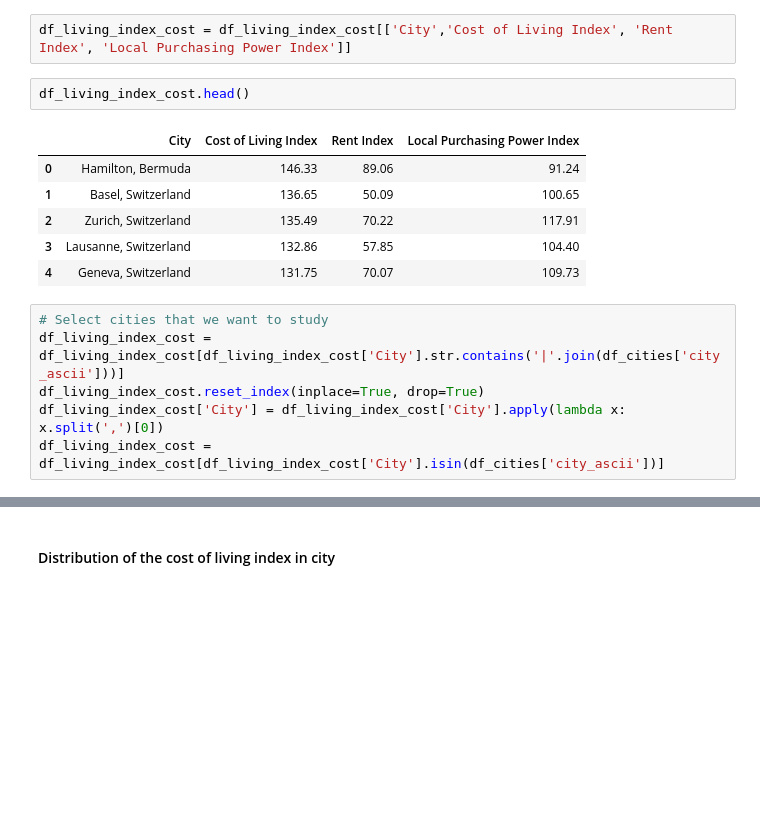
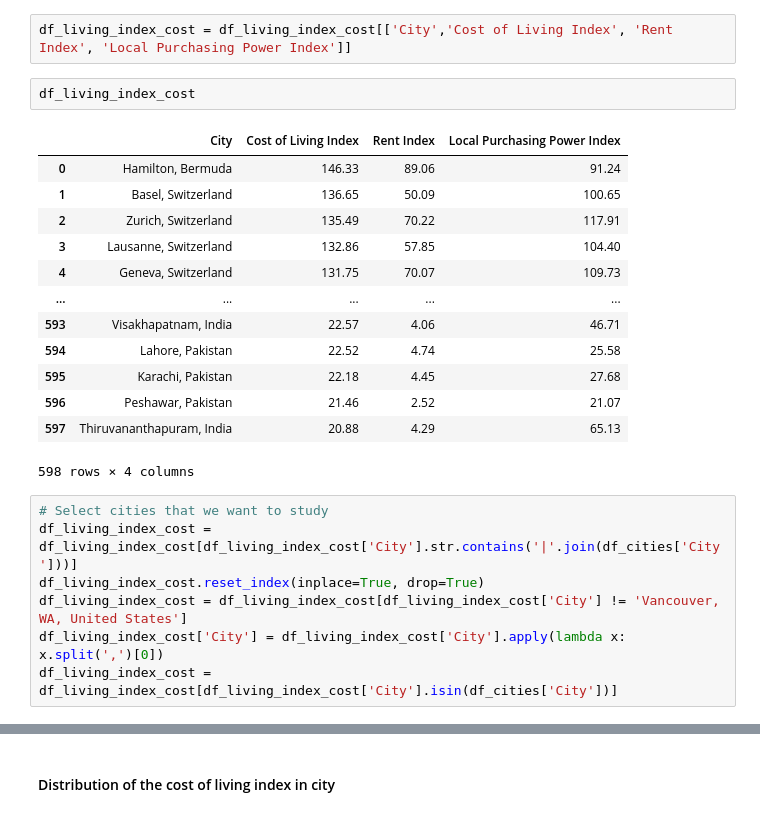
Before and after one commit to alexsotocx/Coursera_Capstone, a Jupyter notebook: CapstoneProject.ipynb, the cells around one changed output, grey strips where cells are left out. Saved outputs shown, nothing was run; the diff lists cells and outputs as text; blank space fills up the shorter version.

```diff
--- a/CapstoneProject.ipynb
+++ b/CapstoneProject.ipynb
@@ -192,20 +193,28 @@ df_living_index_cost = pd.read_html("https://www.numbeo.com/cost-of-living/ranki
 # %%
 df_living_index_cost = df_living_index_cost[['City','Cost of Living Index', 'Rent Index', 'Local Purchasing Power Index']]
 # %%
-df_living_index_cost.head()
+df_living_index_cost
 # %% [output]
 |  | City | Cost of Living Index | Rent Index | Local Purchasing Power Index |
 | 0 | Hamilton, Bermuda | 146.33 | 89.06 | 91.24 |
 | 1 | Basel, Switzerland | 136.65 | 50.09 | 100.65 |
 | 2 | Zurich, Switzerland | 135.49 | 70.22 | 117.91 |
 | 3 | Lausanne, Switzerland | 132.86 | 57.85 | 104.40 |
 | 4 | Geneva, Switzerland | 131.75 | 70.07 | 109.73 |
+| ... | ... | ... | ... | ... |
+| 593 | Visakhapatnam, India | 22.57 | 4.06 | 46.71 |
+| 594 | Lahore, Pakistan | 22.52 | 4.74 | 25.58 |
+| 595 | Karachi, Pakistan | 22.18 | 4.45 | 27.68 |
+| 596 | Peshawar, Pakistan | 21.46 | 2.52 | 21.07 |
+| 597 | Thiruvananthapuram, India | 20.88 | 4.29 | 65.13 |
+598 rows × 4 columns
 # %%
 # Select cities that we want to study
-df_living_index_cost = df_living_index_cost[df_living_index_cost['City'].str.contains('|'.join(df_cities['city_ascii']))]
+df_living_index_cost = df_living_index_cost[df_living_index_cost['City'].str.contains('|'.join(df_cities['City']))]
 df_living_index_cost.reset_index(inplace=True, drop=True)
+df_living_index_cost = df_living_index_cost[df_living_index_cost['City'] != 'Vancouver, WA, United States']
 df_living_index_cost['City'] = df_living_index_cost['City'].apply(lambda x: x.split(',')[0])
-df_living_index_cost = df_living_index_cost[df_living_index_cost['City'].isin(df_cities['city_ascii'])]
+df_living_index_cost = df_living_index_cost[df_living_index_cost['City'].isin(df_cities['City'])]
 # %%
 df_living_index_cost
 # %% [output]
```
Also changed, not shown: parts of 31 cells of this notebook.
